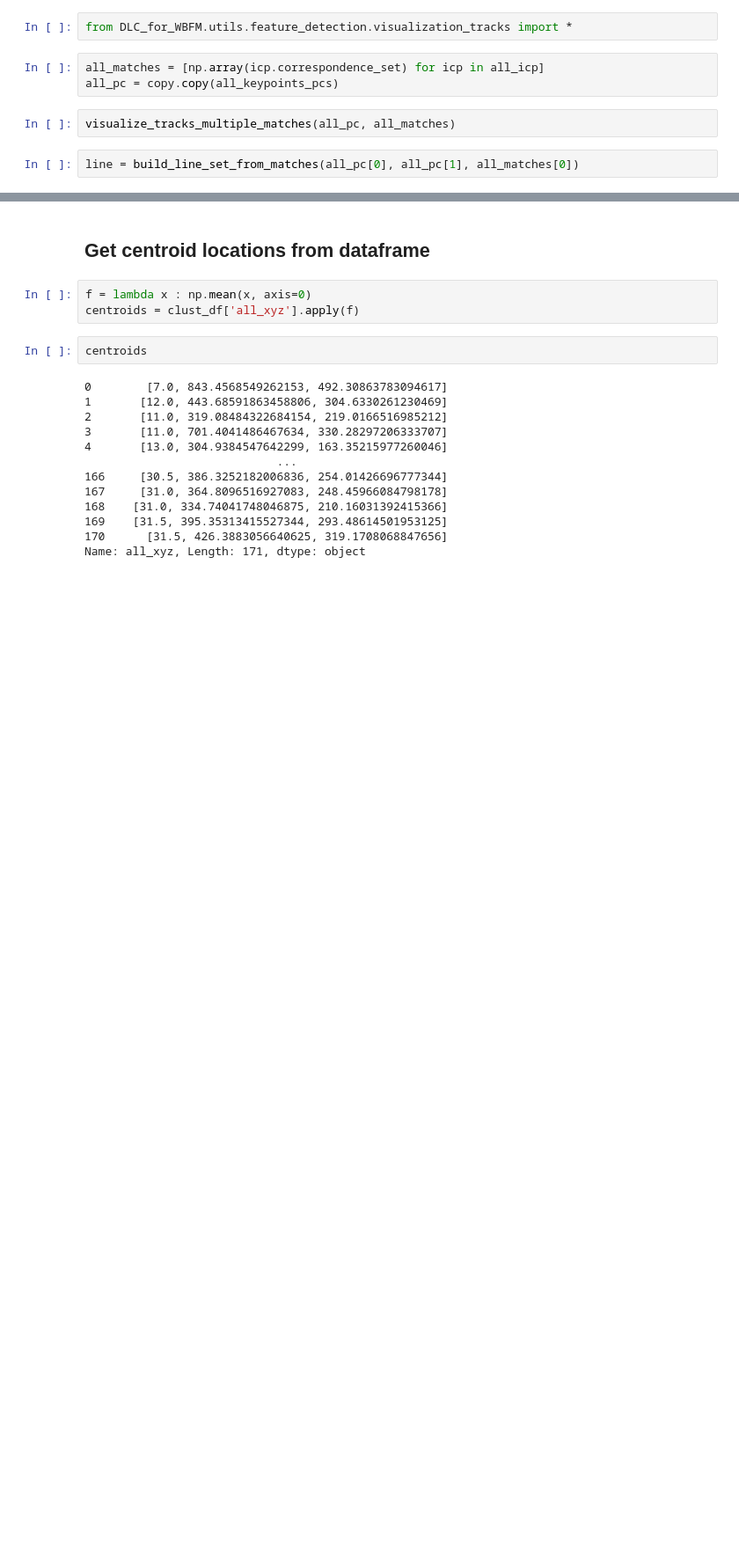
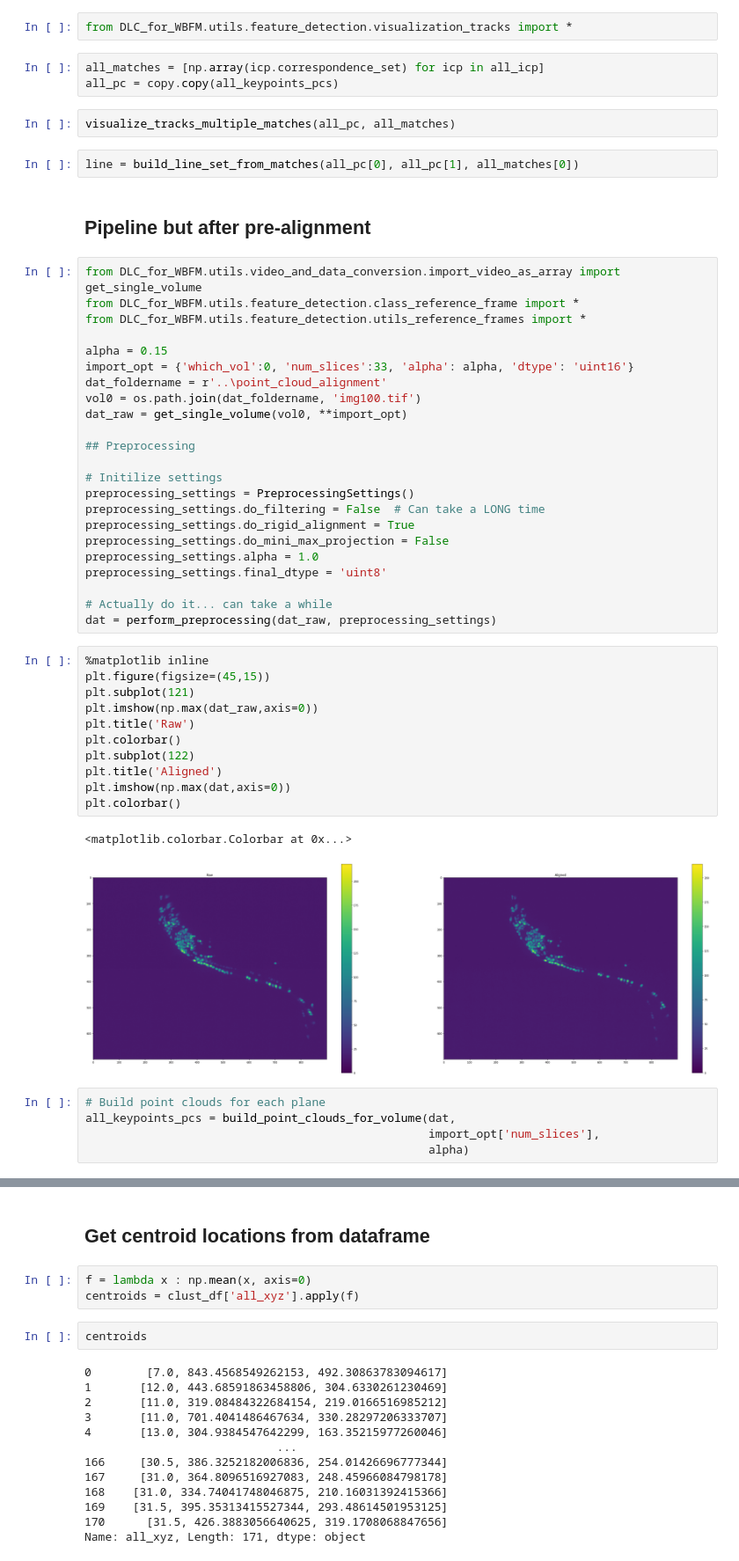
Before and after one commit to ch9nuk9/wbfm, a Jupyter notebook: example-feature-workflow/feature_alignment/Segmentation_tests.ipynb, the cells around one changed output, grey strips where cells are left out. Shown at 88% size. Cells and saved outputs as stored; diff of their text form; blank space fills up the shorter version.

```diff
--- a/example-feature-workflow/feature_alignment/Segmentation_tests.ipynb
+++ b/example-feature-workflow/feature_alignment/Segmentation_tests.ipynb
@@ -126,3 +125,47 @@ all_pc = copy.copy(all_keypoints_pcs)
 visualize_tracks_multiple_matches(all_pc, all_matches)
 # %%
 line = build_line_set_from_matches(all_pc[0], all_pc[1], all_matches[0])
+# %% [markdown]
+## Pipeline but after pre-alignment
+# %%
+from DLC_for_WBFM.utils.video_and_data_conversion.import_video_as_array import get_single_volume
+from DLC_for_WBFM.utils.feature_detection.class_reference_frame import *
+from DLC_for_WBFM.utils.feature_detection.utils_reference_frames import *
+
+alpha = 0.15
+import_opt = {'which_vol':0, 'num_slices':33, 'alpha': alpha, 'dtype': 'uint16'}
+dat_foldername = r'..\point_cloud_alignment'
+vol0 = os.path.join(dat_foldername, 'img100.tif')
+dat_raw = get_single_volume(vol0, **import_opt)
+
+## Preprocessing
+
+# Initilize settings
+preprocessing_settings = PreprocessingSettings()
+preprocessing_settings.do_filtering = False  # Can take a LONG time
+preprocessing_settings.do_rigid_alignment = True
+preprocessing_settings.do_mini_max_projection = False
+preprocessing_settings.alpha = 1.0
+preprocessing_settings.final_dtype = 'uint8'
+
+# Actually do it... can take a while
+dat = perform_preprocessing(dat_raw, preprocessing_settings)
+# %%
+%matplotlib inline
+plt.figure(figsize=(45,15))
+plt.subplot(121)
+plt.imshow(np.max(dat_raw,axis=0))
+plt.title('Raw')
+plt.colorbar()
+plt.subplot(122)
+plt.title('Aligned')
+plt.imshow(np.max(dat,axis=0))
+plt.colorbar()
+# %% [output]
+<matplotlib.colorbar.Colorbar at 0x...>
+[figure, added]
+# %%
+# Build point clouds for each plane
+all_keypoints_pcs = build_point_clouds_for_volume(dat,
+                                                  import_opt['num_slices'],
+                                                  alpha)
```
Also changed, not shown: parts of 12 cells of this notebook, 6 other files.
